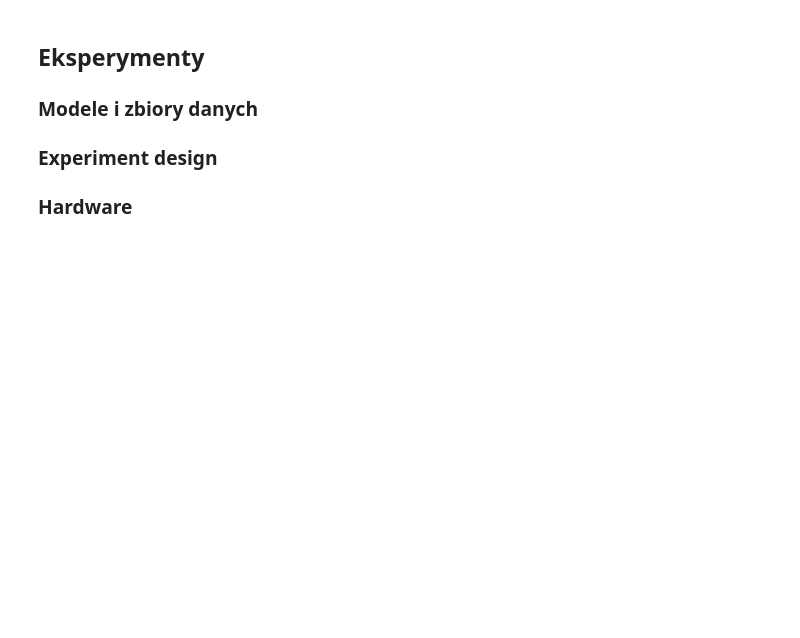
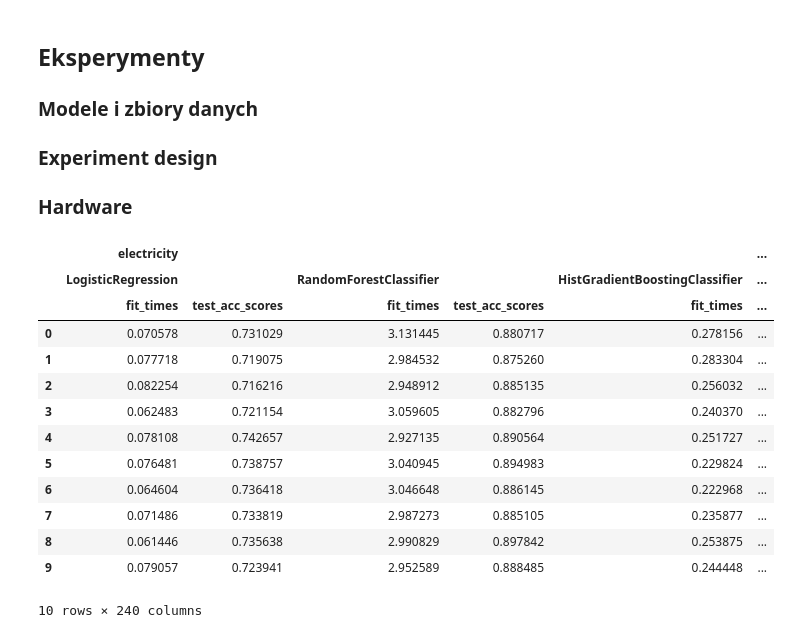
Before and after one commit to barhanc/tabular-discretization-and-nn, a Jupyter notebook: experiment.ipynb, the cells around one changed output. Saved outputs shown, nothing was run; the diff lists cells and outputs as text; code cells hidden in the pictures; blank space fills up the shorter version.

```diff
--- a/experiment.ipynb
+++ b/experiment.ipynb
@@ -204,6 +222,30 @@ logger.handlers.clear()
 
 with open(f"results/results_{time.strftime('%Y%m%d-%H%M%S')}.pickle", "wb") as file:
     pickle.dump(results, file, protocol=pickle.HIGHEST_PROTOCOL)
+# %%
+results_path_1 = "results/results_20250506-082815.pickle"
+results_path_2 = "results/results_20250507-020949.pickle"
+
+with open(results_path_1, "rb") as file:
+    df = pd.DataFrame(pickle.load(file))
+with open(results_path_2, "rb") as file:
+    df = pd.concat([df, pd.DataFrame(pickle.load(file))], axis=1)
+df
+# %% [output]
+|  | electricity |  |  |  |  | ... |
+|  | LogisticRegression |  | RandomForestClassifier |  | HistGradientBoostingClassifier | ... |
+|  | fit_times | test_acc_scores | fit_times | test_acc_scores | fit_times | ... |
+| 0 | 0.070578 | 0.731029 | 3.131445 | 0.880717 | 0.278156 | ... |
+| 1 | 0.077718 | 0.719075 | 2.984532 | 0.875260 | 0.283304 | ... |
+| 2 | 0.082254 | 0.716216 | 2.948912 | 0.885135 | 0.256032 | ... |
+| 3 | 0.062483 | 0.721154 | 3.059605 | 0.882796 | 0.240370 | ... |
+| 4 | 0.078108 | 0.742657 | 2.927135 | 0.890564 | 0.251727 | ... |
+| 5 | 0.076481 | 0.738757 | 3.040945 | 0.894983 | 0.229824 | ... |
+| 6 | 0.064604 | 0.736418 | 3.046648 | 0.886145 | 0.222968 | ... |
+| 7 | 0.071486 | 0.733819 | 2.987273 | 0.885105 | 0.235877 | ... |
+| 8 | 0.061446 | 0.735638 | 2.990829 | 0.897842 | 0.253875 | ... |
+| 9 | 0.079057 | 0.723941 | 2.952589 | 0.888485 | 0.244448 | ... |
+10 rows × 240 columns
 # %%
 import seaborn as sns
 import matplotlib.pyplot as plt
```
Also changed, not shown: parts of 7 cells of this notebook, 1 other file.
